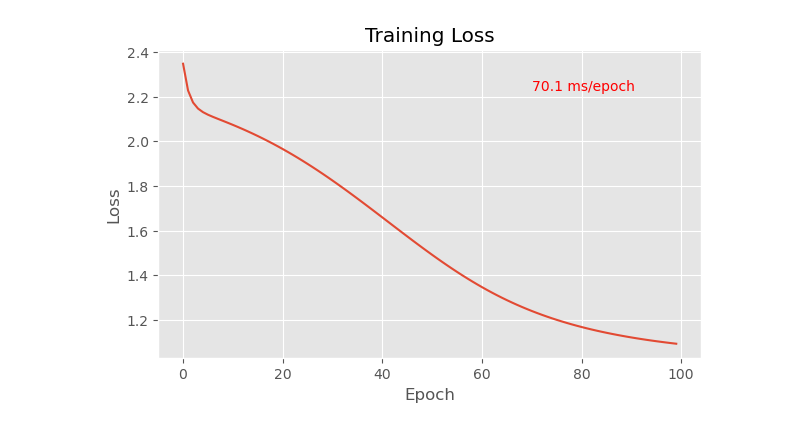
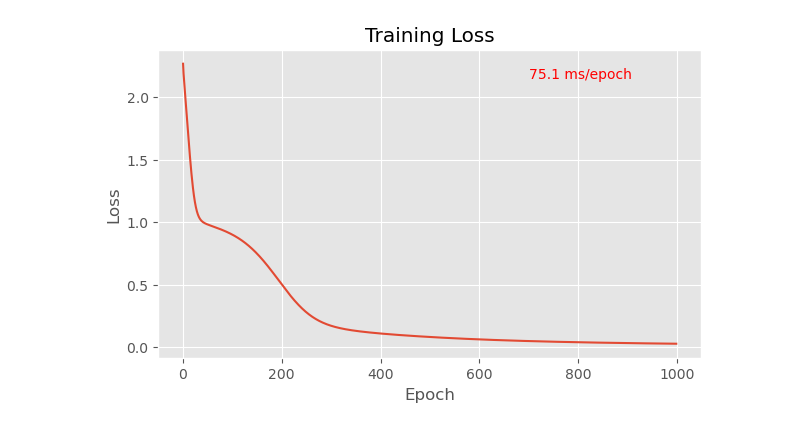
Before and after one commit to morganhawkins/ML-Projects, a Jupyter notebook: Neural Network.ipynb, the cells around one changed output. Cells and saved outputs as stored; diff of their text form; code cells hidden in the pictures.

```diff
--- a/Neural Network.ipynb
+++ b/Neural Network.ipynb
@@ -27,7 +27,7 @@ class connected_layer:
 
         #-must randomize weight matrix so that gradient isn't same for all neurons
         #--because gradient of neuron w respect to previous neuron is just associated weight
-        self.weight_mat = np.random.uniform(-2, 2, (num_neurons, prev_neurons))
+        self.weight_mat = np.random.uniform(-1, 1, (num_neurons, prev_neurons))
         self.weight_mat_update = np.zeros((num_neurons, prev_neurons))
 
 
@@ -234,36 +285,6 @@ x = np.random.uniform(-2,2,(1000,2))
 
 y = np.array([[s[0]*s[1], s[0] + s[1]] for s in x])
 # %%
-#running 1000 epochs
-
-total_epochs = 100
-loss_history = np.zeros(total_epochs)
-
-start_time = time()
-for epoch in range(total_epochs):
-
-    for s in range(len(x)):
-        test_net.fit(x[s], y[s], learn_coef = .1)
-
-    for layer in test_net.layers:
-        if type(layer) == connected_layer:
-            layer.weight_mat = layer.weight_mat + (layer.weight_mat_update/len(x))
-            layer.bias_mat = layer.bias_mat + (layer.bias_mat_update/len(x))
-
-    test_net.reset_update_mats()
-
-    loss = test_net.loss(x, y)
-    loss_history[epoch] = loss
-
-    if epoch%(total_epochs/5) == 1:
-        print("-"*20)
-        print(f"epoch: {epoch}/{total_epochs} \n loss: {round(loss, 4)}")
-
-
-
-print("-"*20)
-print(f"epoch: done \n loss: {round(test_net.loss(x, y), 4)}")
-
-end_time = time()
+test_net.fit(x, y, epochs = 1000)
 # %% [output]
 --------------------
@@ -287,14 +308,5 @@ epoch: done
 # %%
-plt.figure(figsize = (7,4))
-plt.style.use("ggplot")
-plt.plot(np.arange(total_epochs), loss_history)
-plt.xlabel("Epoch")
-plt.ylabel("Loss")
-plt.title("Training Loss")
-plt.text(total_epochs*.7, max(loss_history)*.95,
-         f"{round((end_time - start_time)/total_epochs*1000,1)} ms/epoch",
-         color = "red",)
-plt.show()
+test_net.graph_loss_history()
 # %% [output]
-[figure, old version]
+[figure, new version]
 # %%
```
Also changed, not shown: parts of 5 cells of this notebook.
